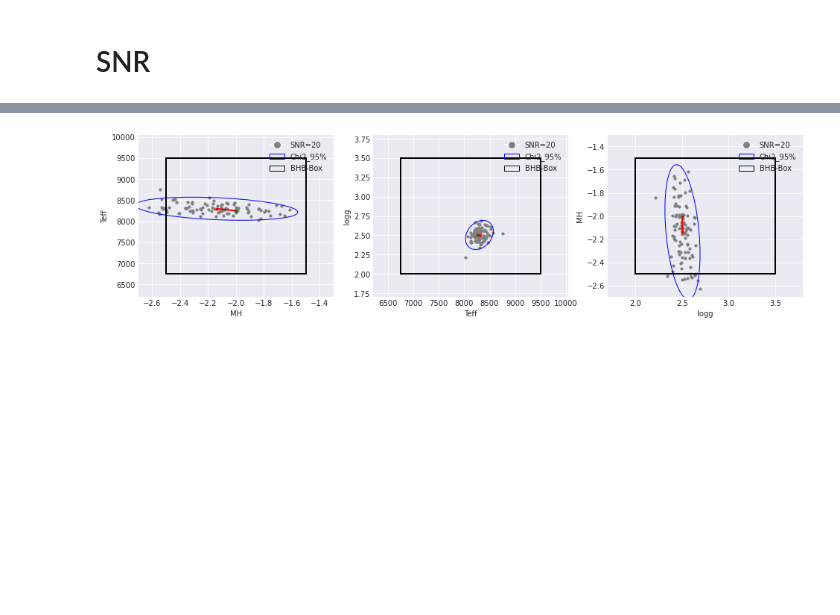
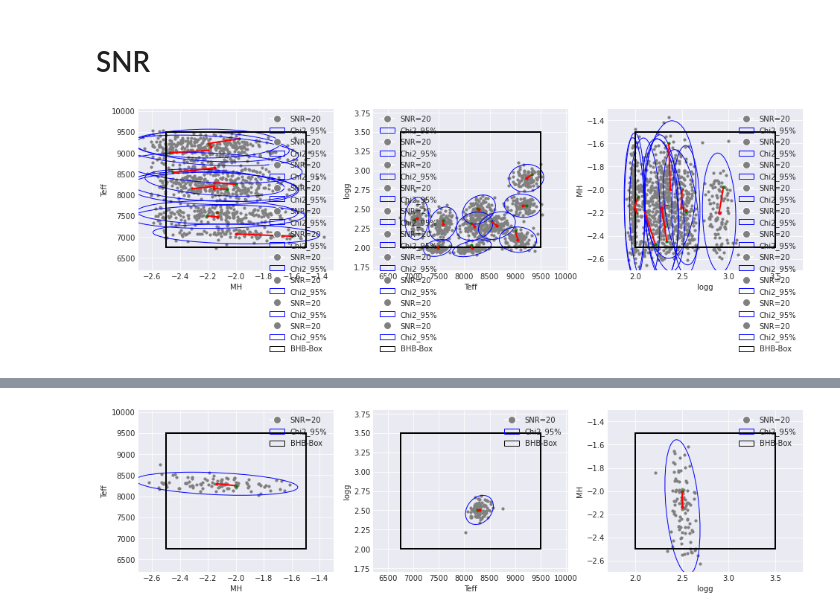
Before and after one commit to ViskaWei/LV, a Jupyter notebook: nb/dnn.ipynb, the cells around one changed output, grey strips where cells are left out. Saved outputs shown, nothing was run; the diff lists cells and outputs as text; code cells hidden in the pictures; blank space fills up the shorter version.

```diff
--- a/nb/dnn.ipynb
+++ b/nb/dnn.ipynb
@@ -76 +71,12 @@ x0s,y0s,s05s,degree = d.get_ellipse_params(preds)
+# %%
+R0="B"
+snr=20
+ffs=[]
+for i in range(10):
+    dSN_preds_i, para  =d.predict_snr_flux_R0_i(i, R0=R0)
+    preds = dSN_preds_i[snr]
+    ffs = ffs + d.flow_fn_i(preds, para, snr=snr)
+d.plot_box_R0_R1(R0,R0, ffs, n_box=0.2)
+# %% [output]
+[figure, added]
 # %%
```
Also changed, not shown: parts of 18 cells of this notebook, 7 other files.
